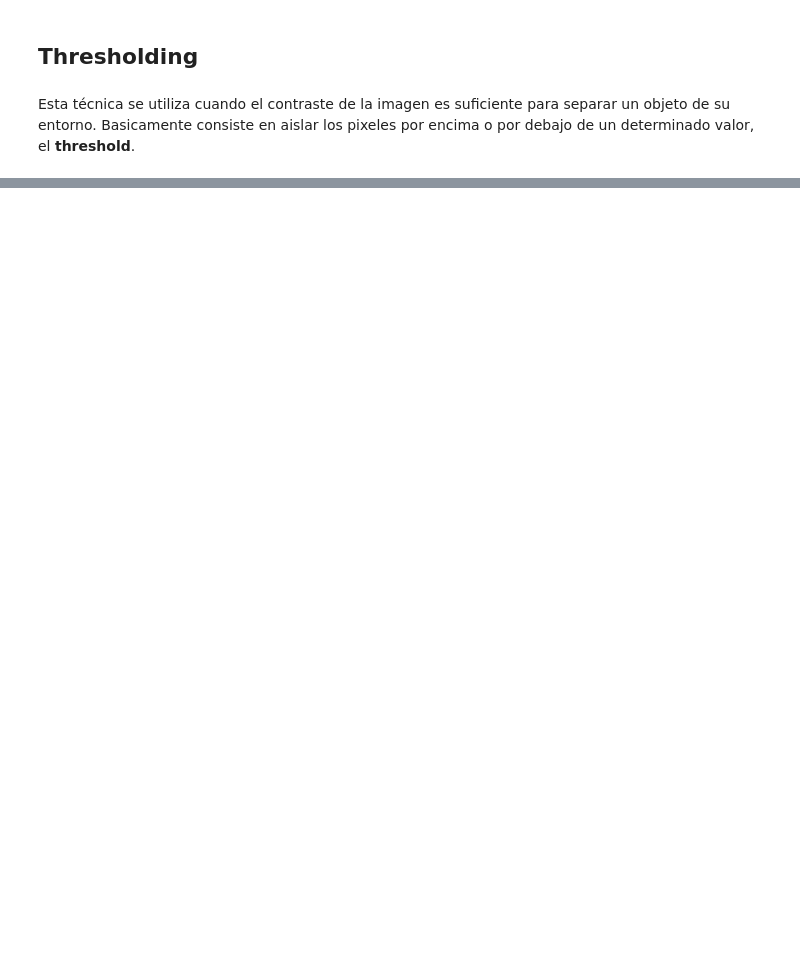
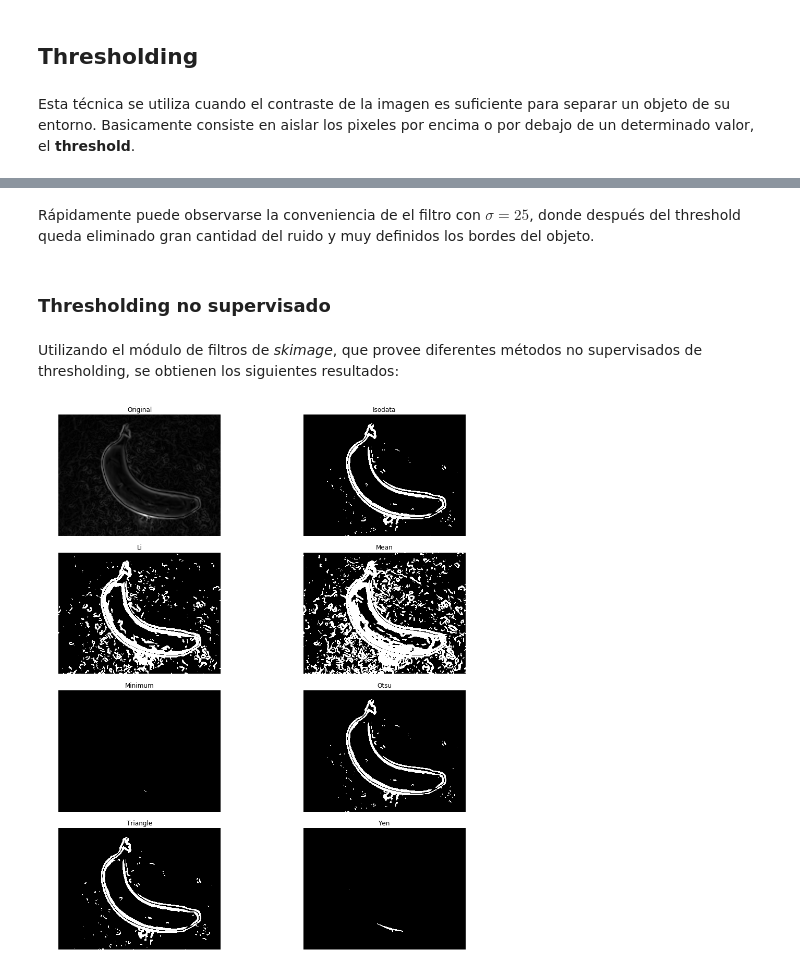
Before and after one commit to gonzafernan/fruit-classifier, a Jupyter notebook: 03-segmentacion.ipynb, the cells around one changed output, grey strips where cells are left out. Cells and saved outputs as stored; diff of their text form; code cells hidden in the pictures; blank space fills up the shorter version.

```diff
--- a/03-segmentacion.ipynb
+++ b/03-segmentacion.ipynb
@@ -55,0 +107,13 @@ Esta técnica se utiliza cuando el contraste de la imagen es suficiente para sep
+# %% [markdown]
+Rápidamente puede observarse la conveniencia de el filtro con $\sigma=25$, donde después del threshold queda eliminado gran cantidad del ruido y muy definidos los bordes del objeto.
+# %% [markdown]
+### Thresholding no supervisado
+# %% [markdown]
+Utilizando el módulo de filtros de _skimage_, que provee diferentes métodos no supervisados de thresholding, se obtienen los siguientes resultados:
+# %%
+from skimage.filters import try_all_threshold
+
+fig, ax = try_all_threshold(bi1, figsize=(15, 15), verbose=False)
+plt.show()
+# %% [output]
+[figure, added]
```
Also changed, not shown: parts of 16 cells of this notebook, 1 other file.
